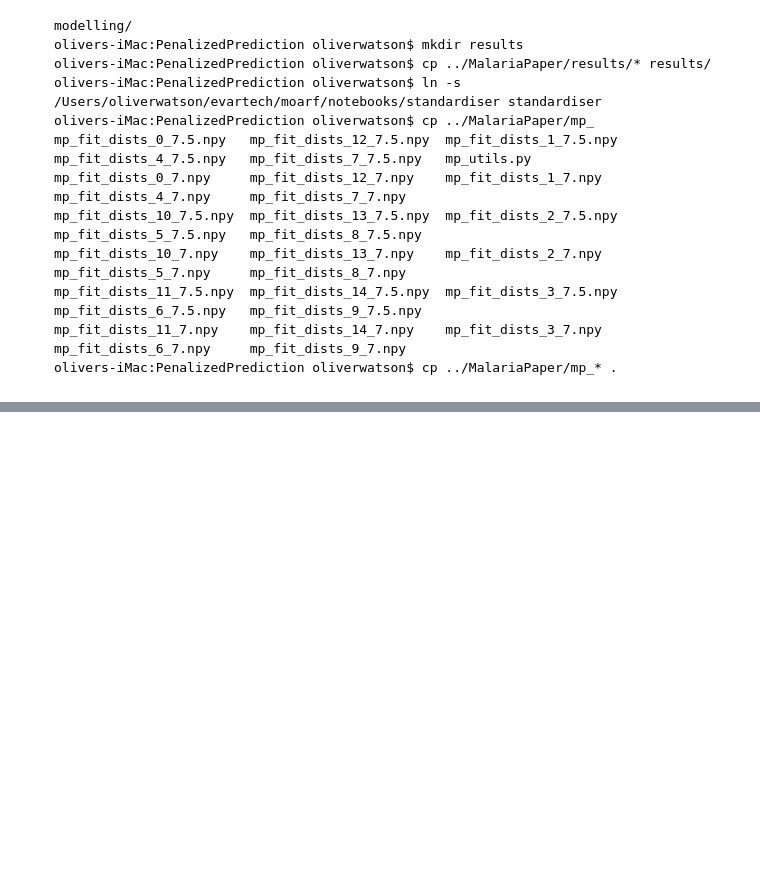
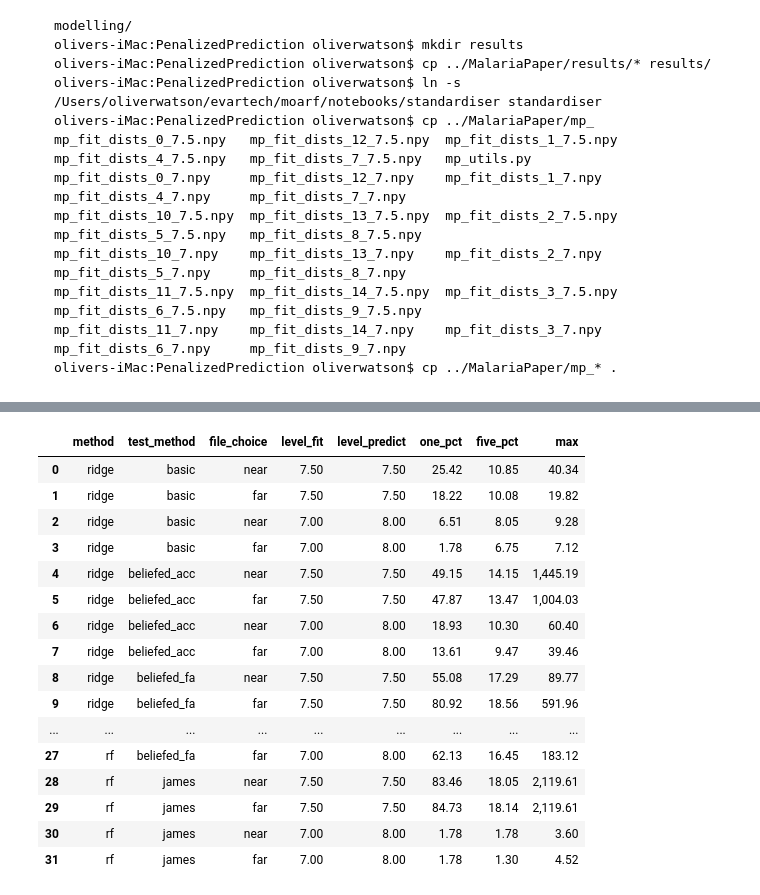
Before and after one commit to owatson/PenalizedPrediction, a Jupyter notebook: MalariaFinal.ipynb, the cells around one changed output, grey strips where cells are left out. Cells and saved outputs as stored; diff of their text form; code cells hidden in the pictures; blank space fills up the shorter version.

```diff
--- a/MalariaFinal.ipynb
+++ b/MalariaFinal.ipynb
@@ -1273,0 +1411,22 @@ olivers-iMac:PenalizedPrediction oliverwatson$ cp ../MalariaPaper/mp_* .
+# %%
+df2 = pd.DataFrame.from_dict(full_dict)
+# %%
+df2[['method', 'test_method', 'file_choice', 'level_fit', 'level_predict', 'one_pct', 'five_pct', 'max']]
+# %% [output]
+|  | method | test_method | file_choice | level_fit | level_predict | one_pct | five_pct | max |
+| 0 | ridge | basic | near | 7.50 | 7.50 | 25.42 | 10.85 | 40.34 |
+| 1 | ridge | basic | far | 7.50 | 7.50 | 18.22 | 10.08 | 19.82 |
+| 2 | ridge | basic | near | 7.00 | 8.00 | 6.51 | 8.05 | 9.28 |
+| 3 | ridge | basic | far | 7.00 | 8.00 | 1.78 | 6.75 | 7.12 |
+| 4 | ridge | beliefed_acc | near | 7.50 | 7.50 | 49.15 | 14.15 | 1,445.19 |
+| 5 | ridge | beliefed_acc | far | 7.50 | 7.50 | 47.87 | 13.47 | 1,004.03 |
+| 6 | ridge | beliefed_acc | near | 7.00 | 8.00 | 18.93 | 10.30 | 60.40 |
+| 7 | ridge | beliefed_acc | far | 7.00 | 8.00 | 13.61 | 9.47 | 39.46 |
+| 8 | ridge | beliefed_fa | near | 7.50 | 7.50 | 55.08 | 17.29 | 89.77 |
+| 9 | ridge | beliefed_fa | far | 7.50 | 7.50 | 80.92 | 18.56 | 591.96 |
+| ... | ... | ... | ... | ... | ... | ... | ... | ... |
+| 27 | rf | beliefed_fa | far | 7.00 | 8.00 | 62.13 | 16.45 | 183.12 |
+| 28 | rf | james | near | 7.50 | 7.50 | 83.46 | 18.05 | 2,119.61 |
+| 29 | rf | james | far | 7.50 | 7.50 | 84.73 | 18.14 | 2,119.61 |
+| 30 | rf | james | near | 7.00 | 8.00 | 1.78 | 1.78 | 3.60 |
+| 31 | rf | james | far | 7.00 | 8.00 | 1.78 | 1.30 | 4.52 |
```
Also changed, not shown: parts of 27 cells of this notebook.
